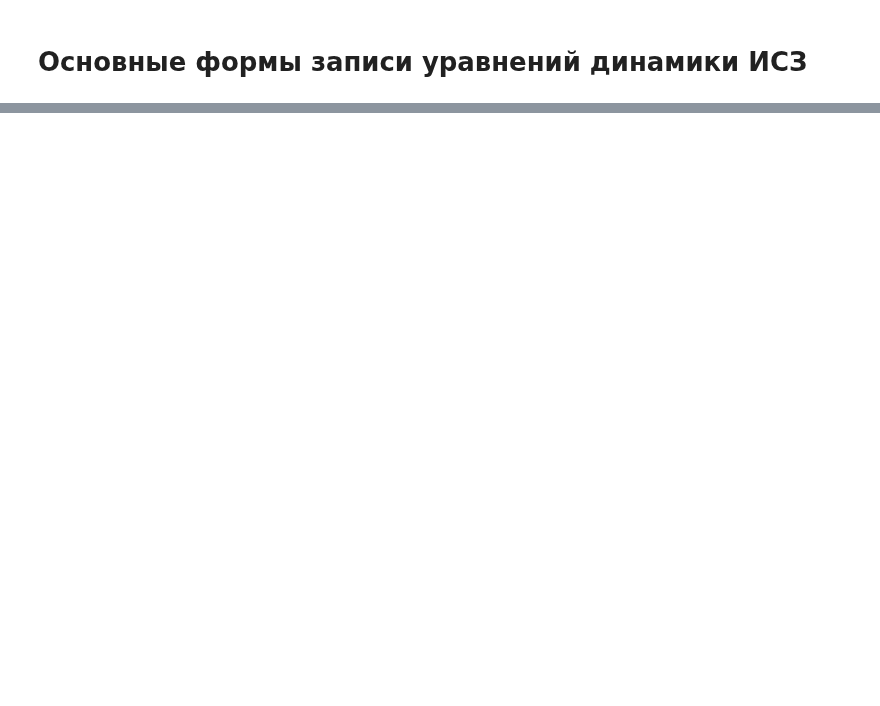
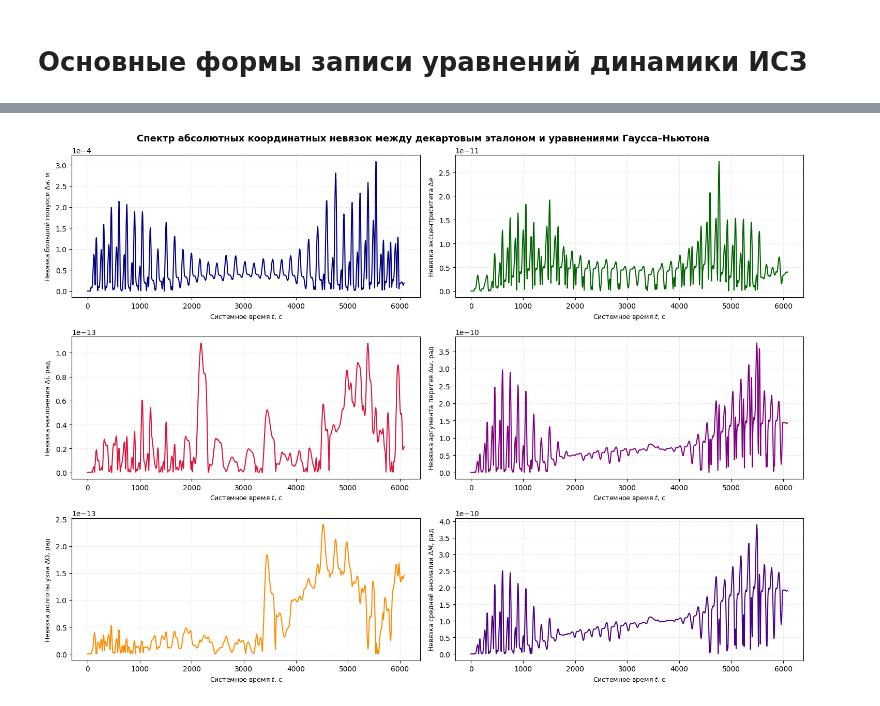
Before and after one commit to DPritykin/nonlinear-dynamics, a Jupyter notebook: Asymtotic Methods in Astrodynamics/A.4 Основные формы записи уравнений динамики ИСЗ.ipynb, the cells around one changed output, grey strips where cells are left out. Drawn from its saved outputs; the diff is of its cells as text; code cells hidden in the pictures; blank space fills up the shorter version.

```diff
--- a/Asymtotic Methods in Astrodynamics/A.4 Основные формы записи уравнений динамики ИСЗ.ipynb
+++ b/Asymtotic Methods in Astrodynamics/A.4 Основные формы записи уравнений динамики ИСЗ.ipynb
@@ -2,0 +354,82 @@
+# %%
+def ode_gauss_newton(t, state):
+    """ Правые части уравнений Ньютона в проекциях сопутствующего репера """
+    a, e, i, omega, Omega, M_0 = state
+    n = np.sqrt(mu / a**3)
+    p = a * (1.0 - e**2)
+
+    # Прямой вызов прямых координатных переходов из глобального ядра (Ячейка №1)
+    r_vec, v_vec, nu, r = kepler_to_rv(a, e, i, omega, Omega, M_0)
+    x, y, z = r_vec[0], r_vec[1], r_vec[2]
+
+    # Вычисление вектора возмущающего ускорения J2 в осях ECI
+    fac = 1.5 * J_2 * mu * (R_E**2) / (r**5)
+    a_j2 = fac * np.array([
+        (5.0 * (z**2) / (r**2) - 1.0) * x,
+        (5.0 * (z**2) / (r**2) - 1.0) * y,
+        (5.0 * (z**2) / (r**2) - 3.0) * z
+    ])
+
+    # Формирование ортонормированных базисных векторов сопутствующего репера
+    S_dir = r_vec / r
+    h_vec = np.cross(r_vec, v_vec)
+    W_dir = h_vec / np.linalg.norm(h_vec)
+    T_dir = np.cross(W_dir, S_dir)
+
+    # Проецирование возмущающего ускорения на оси репера
+    S = np.dot(a_j2, S_dir)
+    T = np.dot(a_j2, T_dir)
+    W = np.dot(a_j2, W_dir)
+
+    # Дифференциальные соотношения Ньютона (Гаусса)
+    da_dt = (2.0 / (n * np.sqrt(1.0 - e**2))) * (e * np.sin(nu) * S + (p / r) * T)
+    de_dt = (np.sqrt(1.0 - e**2) / (n * a)) * (np.sin(nu) * S + (np.cos(nu) + (e + np.cos(nu))/(1.0 + e*np.cos(nu))) * T)
+    di_dt = (r * np.cos(omega + nu) / (n * a**2 * np.sqrt(1.0 - e**2))) * W
+    dO_dt = (r * np.sin(omega + nu) / (n * a**2 * np.sqrt(1.0 - e**2) * np.sin(i))) * W
+    dw_dt = (np.sqrt(1.0 - e**2) / (n * a * e)) * (-np.cos(nu) * S + (1.0 + r/p) * np.sin(nu) * T) - np.cos(i) * dO_dt
+    dM_dt = n + ((1.0 - e**2) / (n * a * e)) * ((np.cos(nu) - 2.0*e*r/p)*S - (1.0 + r/p)*np.sin(nu)*T)
+
+    return [da_dt, de_dt, di_dt, dw_dt, dO_dt, dM_dt]
+
+# Интегрирование системы уравнений Гаусса-Ньютона ( sol_cart уже посчитан в Ячейке №1 )
+sol_gauss = solve_ivp(ode_gauss_newton, t_span, [a_0, e_0, i_0, omega_0, Omega_0, M_0],
+                      method='DOP853', t_eval=t_eval, rtol=1e-11, atol=1e-11)
+
+# Вычисление прецизионных невязок относительно эталона
+errors = []
+for idx, t in enumerate(t_eval):
+    cart_kep = rv_to_kepler(sol_cart.y[0:3, idx], sol_cart.y[3:6, idx])
+    gauss_kep = sol_gauss.y[:, idx]
+
+    da = np.abs(cart_kep[0] - gauss_kep[0]) * 1e3  # Перевод большой полуоси строго в метры
+    de = np.abs(cart_kep[1] - gauss_kep[1])
+
+    # Инвариантный пересчет разностей угловых фаз через комплексную плоскость
+    di = np.abs(np.angle(np.exp(1j * (cart_kep[2] - gauss_kep[2]))))
+    dw = np.abs(np.angle(np.exp(1j * (cart_kep[3] - gauss_kep[3]))))
+    dO = np.abs(np.angle(np.exp(1j * (cart_kep[4] - gauss_kep[4]))))
+    dM = np.abs(np.angle(np.exp(1j * (cart_kep[5] - gauss_kep[5]))))
+
+    errors.append([da, de, di, dw, dO, dM])
+errors = np.array(errors)
+
+# Построение шестипанельного атласа абсолютных невязок
+fig, axs = plt.subplots(3, 2, figsize=(15, 11), dpi=100)
+titles = ['Невязка большой полуоси $\Delta a$, м', 'Невязка эксцентриситета $\Delta e$',
+          'Невязка наклонения $\Delta i$, рад', 'Невязка аргумента перигея $\Delta \omega$, рад',
+          'Невязка долготы узла $\Delta \Omega$, рад', 'Невязка средней аномалии $\Delta M$, рад']
+colors = ['navy', 'darkgreen', 'crimson', 'purple', 'darkorange', 'indigo']
+
+for idx, ax in enumerate(axs.flat):
+    ax.plot(t_eval, errors[:, idx], color=colors[idx], linewidth=1.5)
+    ax.grid(True, linestyle=':', alpha=0.5)
+    ax.set_xlabel('Системное время $t$, с', fontsize=9)
+    ax.set_ylabel(titles[idx], fontsize=9)
+    ax.ticklabel_format(style='sci', scilimits=(0,0), axis='y')
+
+plt.suptitle('Спектр абсолютных координатных невязок между декартовым эталоном и уравнениями Гаусса–Ньютона',
+             fontsize=13, fontweight='bold', y=0.98)
+plt.tight_layout()
+plt.show()
+# %% [output]
+[figure, added]
```
Also changed, not shown: parts of 29 cells of this notebook, 1 other file.
